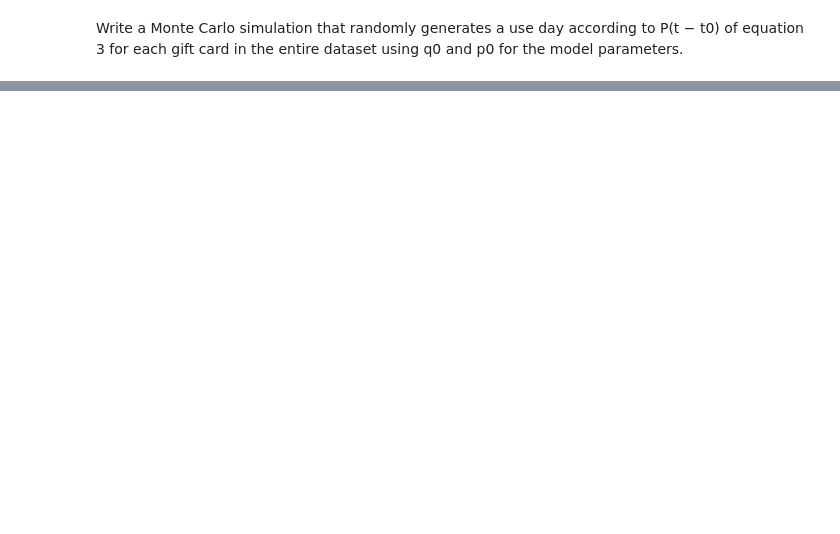
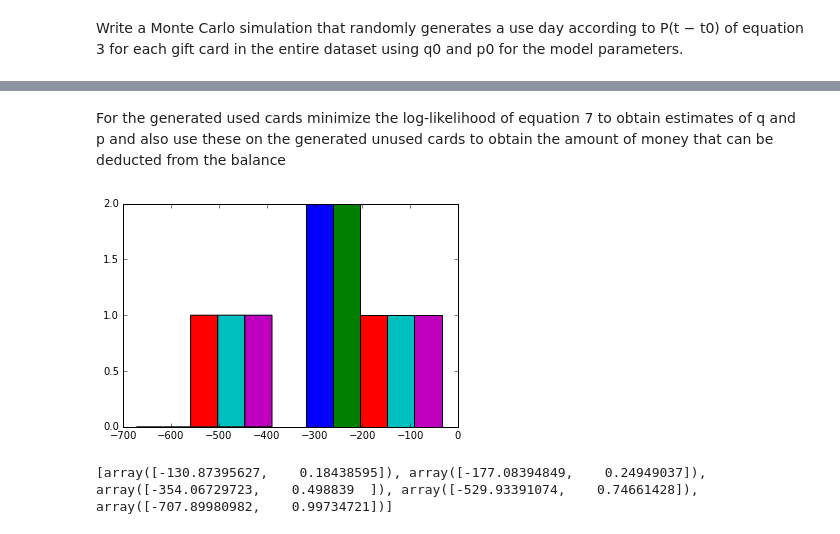
Before and after one commit to RFHO-BDSS/BDexamrevision, a Jupyter notebook: Revision/Exam Revision.ipynb, the cells around one changed output, grey strips where cells are left out. Cells and saved outputs as stored; diff of their text form; code cells hidden in the pictures; blank space fills up the shorter version.

```diff
--- a/Revision/Exam Revision.ipynb
+++ b/Revision/Exam Revision.ipynb
@@ -198,15 +215,20 @@ Use your estimates of q and p to estimate how many of the unused cards
 will never be used in the future, and the amount of money that can be
 deducted from the balance
 # %%
-def Pn(p,q,t):
-    return math.exp(-(p/q)*math.exp(-q * ((t1 - t0).days - t)))
+def PP_test(params):
 
-Pnevers = []
+    def Pn(p,q,t):
+        return math.exp(-(p/q)*math.exp(-q * ((t1 - t0).days - t)))
 
-for entry in unused:
-    # entry['purchased'],
-    Pnevers.append(Pn(avg_params[0],avg_params[1],entry['purchased']))
+    Pnevers = []
 
+    for entry in unused:
+        # entry['purchased'],
+        Pnevers.append(Pn(params[0],params[1],entry['purchased']))
+
+    return Pnevers
+
+Pnevers = PP_test(avg_params)
 
 total_unused = len(unused) * 10
 print "total held: ", total_unused
@@ -241,0 +277,2 @@ for entry in used + unused:
+# %%
+MC_sim, MC_err = MC_sampler(used + unused, avg_params, avg_used)
@@ -242,12 +285,12 @@ for entry in used + unused:
 # %%
-new_used = [x for x in MC_sim if x['used'] < (t1 - t0).days]
-new_unused = [x for x in MC_sim if x['used'] > (t1 - t0).days]
+MC_used = [x for x in MC_sim if x['used'] < (t1 - t0).days]
+MC_unused = [{'purchased' : x['purchased']} for x in MC_sim if x['used'] > (t1 - t0).days]
 
 print "Original: "
 print "    num used:   ", len(used)
 print "    num unused: ", len(unused)
 
 print "MC sim: "
-print "    num used:   ", len(new_used)
-print "    num unused: ", len(new_unused)
+print "    num used:   ", len(MC_used)
+print "    num unused: ", len(MC_unused)
 print "    num errors: ", len(MC_err)
@@ -253,0 +307,15 @@ print "    num errors: ", len(MC_err)
+# %% [markdown]
+For the generated used cards minimize the log-likelihood of equation 7 to
+obtain estimates of q and p and also use these on the generated unused
+cards to obtain the amount of money that can be deducted from the
+balance
+# %%
+MC_results, MC_mins = PoissonProcess(MC_used,5)
+# %%
+plt.hist(MC_results, bins=2)
+plt.show()
+
+print MC_results
+# %% [output]
+[figure, added]
+[array([-130.87395627,    0.18438595]), array([-177.08394849,    0.24949037]), array([-354.06729723,    0.498839  ]), array([-529.93391074,    0.74661428]), array([-707.89980982,    0.99734721])]
```
Also changed, not shown: parts of 19 cells of this notebook.
